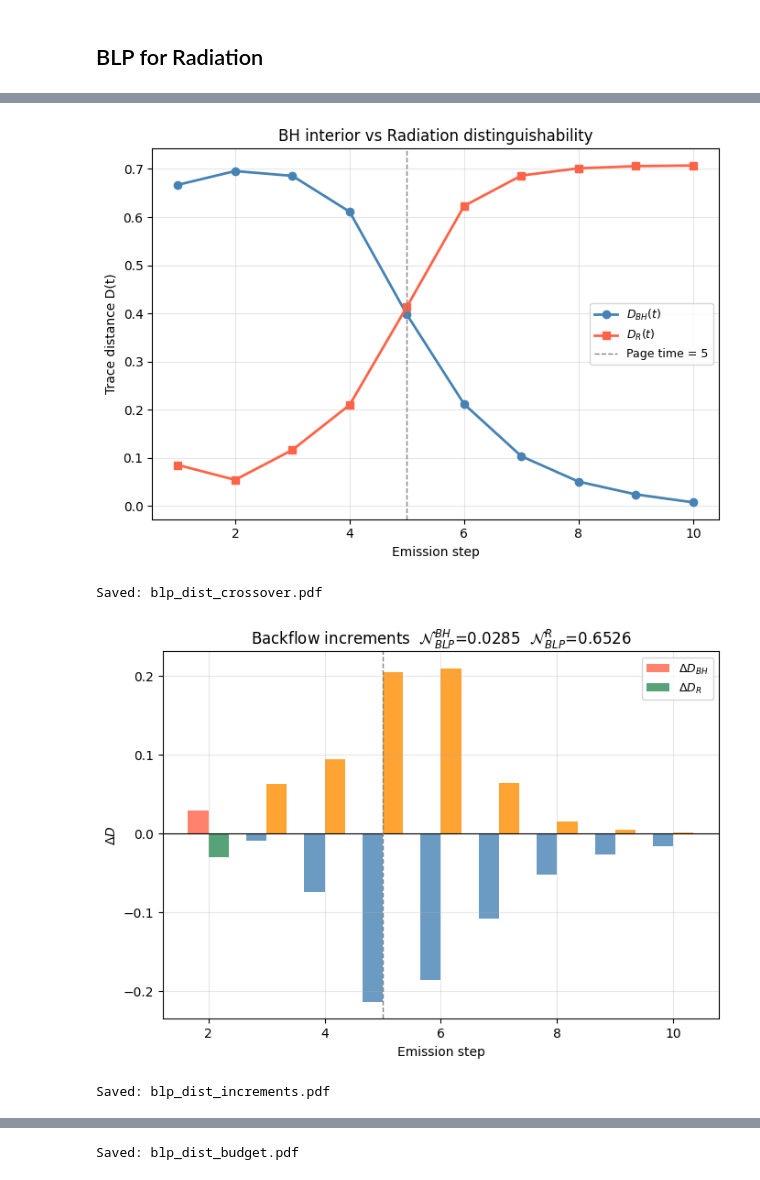
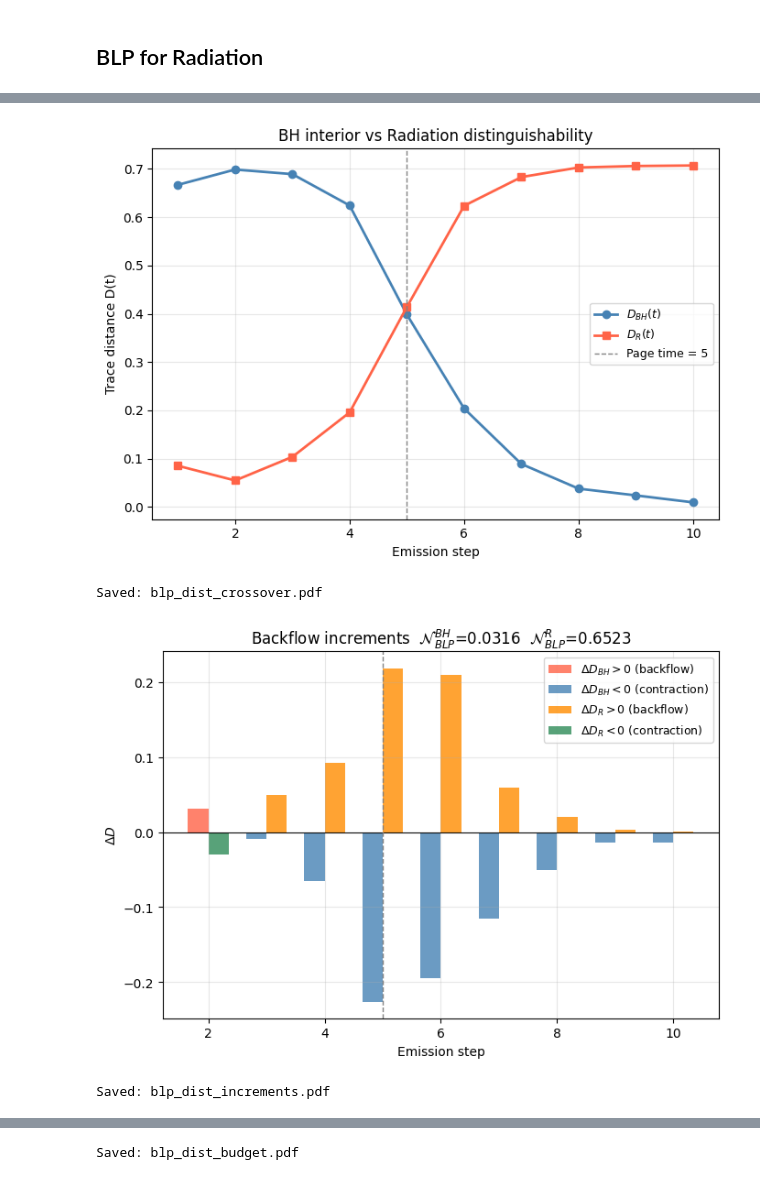
Before and after one commit to aaqhilahamed2004-ops/non-markovian_black-hole_evaporation, a Jupyter notebook: MvNM_v2.ipynb, the cells around one changed output, grey strips where cells are left out. Saved outputs shown, nothing was run; the diff lists cells and outputs as text; code cells hidden in the pictures.

```diff
--- a/MvNM_v2.ipynb
+++ b/MvNM_v2.ipynb
@@ -44,3 +42,5 @@ G0_GLOBAL = 1.57
+# %%
+G0_GLOBAL = np.pi/20
 # %%
 # ─────────────────────────────────────────────────────────────────────────────
 # CIRCUIT BUILDING BLOCKS
@@ -1209,27 +1210,6 @@ Saved: blp_g0_sweep.pdf
 Saved: blp_g0_seed_heatmap.pdf
 # %% [markdown]
 ## BLP for Radiation
-# %%
-def run_evaporation_for_blp_radiation(probe: str, seed: int = 42, g0: float = G0_GLOBAL):
-    """Same as run_evaporation_for_blp but returns radiation reduced state."""
-    np.random.seed(seed)
-    # ... same initialisation ...
-
-    step = 0
-    while len(bh) > 0:
-        step += 1
-        # ... same circuit ...
-        state = state.evolve(step_qc)
-        emitted = bh.pop(0)
-        rad.append(emitted)
-
-        if len(bh) > 0:
-            rho_rad = partial_trace(state, bh)   # ← trace out BH, keep radiation
-        else:
-            rho_rad = partial_trace(state, [])    # full state is radiation
-        rho_series.append(rho_rad)
-
-    return rho_series
 # %%
 # ─────────────────────────────────────────────────────────────────────────────
 # BLP DIAGNOSTIC: D_BH(t) vs D_R(t)
@@ -1364,10 +1344,10 @@ fig, ax = plt.subplots(figsize=(7, 5))
 bar_x = steps[1:]; w = 0.35
 ax.bar([x - w/2 for x in bar_x], dD_BH,
        width=w, color=['tomato' if d > 0 else 'steelblue' for d in dD_BH],
-       alpha=0.8, label=r'$\Delta D_{BH}$')
+       alpha=0.8)
 ax.bar([x + w/2 for x in bar_x], dD_R,
        width=w, color=['darkorange' if d > 0 else 'seagreen' for d in dD_R],
-       alpha=0.8, label=r'$\Delta D_{R}$')
+       alpha=0.8)
 ax.axhline(0, color='black', lw=0.8)
 ax.axvline(page_step, color='gray', ls='--', lw=1)
 ax.set_xlabel("Emission step"); ax.set_ylabel(r"$\Delta D$")
@@ -1375,11 +1355,19 @@ ax.set_title(
     r"Backflow increments  $\mathcal{N}_{BLP}^{BH}$=" + f"{N_BLP_BH:.4f}  "
     r"$\mathcal{N}_{BLP}^{R}$=" + f"{N_BLP_R:.4f}"
 )
-ax.legend(fontsize=9); ax.grid(alpha=0.3)
+
+from matplotlib.patches import Patch
+legend_elements = [
+    Patch(facecolor='tomato',     alpha=0.8, label=r'$\Delta D_{BH} > 0$ (backflow)'),
+    Patch(facecolor='steelblue',  alpha=0.8, label=r'$\Delta D_{BH} < 0$ (contraction)'),
+    Patch(facecolor='darkorange', alpha=0.8, label=r'$\Delta D_{R} > 0$ (backflow)'),
+    Patch(facecolor='seagreen',   alpha=0.8, label=r'$\Delta D_{R} < 0$ (contraction)'),
+]
+ax.legend(handles=legend_elements, fontsize=9)
+ax.grid(alpha=0.3)
 plt.tight_layout()
 plt.savefig("blp_dist_increments.pdf", bbox_inches='tight', dpi=200)
 plt.show(); print("Saved: blp_dist_increments.pdf")
-
 # Fig 3: Total distinguishability budget
 fig, ax = plt.subplots(figsize=(7, 5))
 ax.fill_between(steps, 0,     D_BH,  alpha=0.4, color='steelblue', label=r'$D_{BH}$')
@@ -1408,9 +1396,9 @@ N_BH = 10  |  Page time ≈ step 5
 ... (11 lines left out)
 
   → Distinguishability has migrated to radiation after Page time.
     Information left the BH interior and is encoded in radiation.
     BLP_BH detects only early-time backflow; late-time info is in R.
-[figure, old version]
+[figure, new version]
 Saved: blp_dist_crossover.pdf
-[figure, old version]
+[figure, new version]
 Saved: blp_dist_increments.pdf
```
Also changed, not shown: parts of 9 cells of this notebook.
